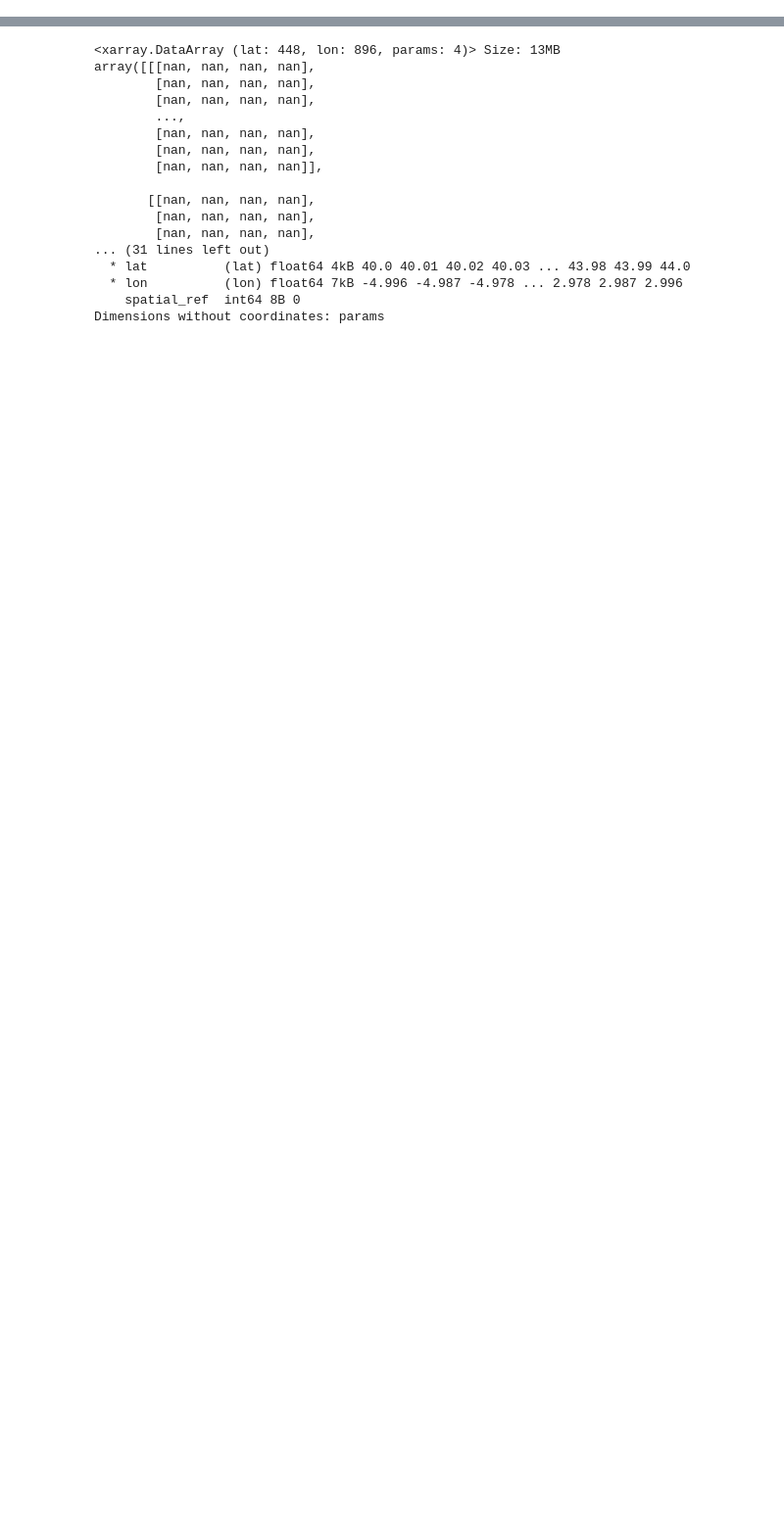
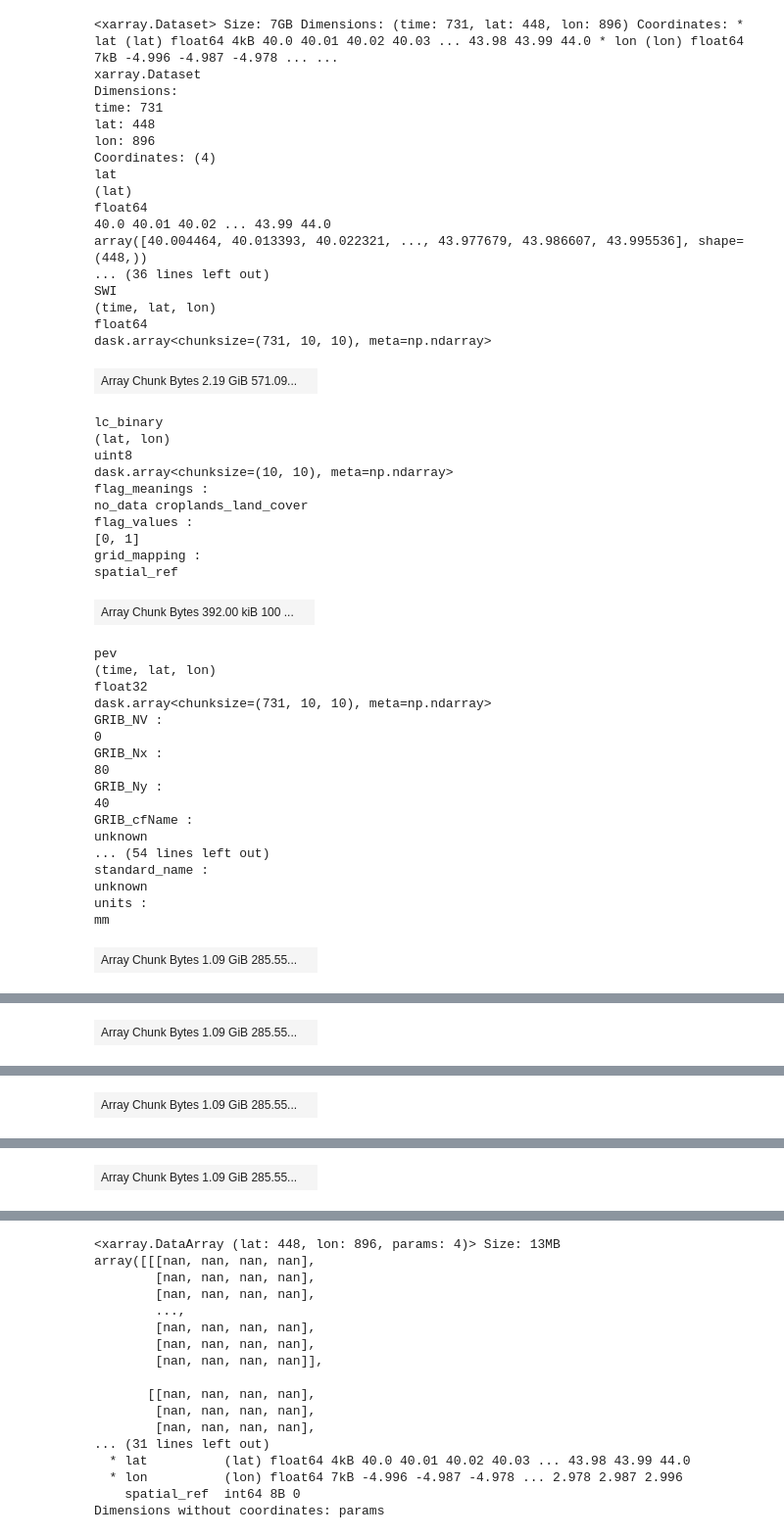
Before and after one commit to Irrigation-EU/irrigation-processor, a Jupyter notebook: notebooks/codes/calibration_final-2years.ipynb, the cells around one changed output, grey strips where cells are left out. Shown at 98% size. Cells and saved outputs as stored; diff of their text form; code cells hidden in the pictures; blank space fills up the shorter version.

```diff
--- a/notebooks/codes/calibration_final-2years.ipynb
+++ b/notebooks/codes/calibration_final-2years.ipynb
@@ -201,0 +208,50 @@ def calib_wrapper(sm_ts, p_obs_ts, et_ts, NN):
+# %%
+ds
+# %% [output]
+<xarray.Dataset> Size: 7GB Dimensions: (time: 731, lat: 448, lon: 896) Coordinates: * lat (lat) float64 4kB 40.0 40.01 40.02 40.03 ... 43.98 43.99 44.0 * lon (lon) float64 7kB -4.996 -4.987 -4.978 ... ...
+xarray.Dataset
+Dimensions:
+time: 731
+lat: 448
+lon: 896
+Coordinates: (4)
+lat
+(lat)
+float64
+40.0 40.01 40.02 ... 43.99 44.0
+array([40.004464, 40.013393, 40.022321, ..., 43.977679, 43.986607, 43.995536], shape=(448,))
+... (36 lines left out)
+SWI
+(time, lat, lon)
+float64
+dask.array<chunksize=(731, 10, 10), meta=np.ndarray>
+| Array Chunk Bytes 2.19 GiB 571.09... |  |
+lc_binary
+(lat, lon)
+uint8
+dask.array<chunksize=(10, 10), meta=np.ndarray>
+flag_meanings :
+no_data croplands_land_cover
+flag_values :
+[0, 1]
+grid_mapping :
+spatial_ref
+| Array Chunk Bytes 392.00 kiB 100 ... |  |
+pev
+(time, lat, lon)
+float32
+dask.array<chunksize=(731, 10, 10), meta=np.ndarray>
+GRIB_NV :
+0
+GRIB_Nx :
+80
+GRIB_Ny :
+40
+GRIB_cfName :
+unknown
+... (54 lines left out)
+standard_name :
+unknown
+units :
+mm
+| Array Chunk Bytes 1.09 GiB 285.55... |  |
@@ -201,0 +275 @@ def calib_wrapper(sm_ts, p_obs_ts, et_ts, NN):
+| Array Chunk Bytes 1.09 GiB 285.55... |  |
@@ -201,0 +293 @@ def calib_wrapper(sm_ts, p_obs_ts, et_ts, NN):
+| Array Chunk Bytes 1.09 GiB 285.55... |  |
@@ -201,0 +311 @@ def calib_wrapper(sm_ts, p_obs_ts, et_ts, NN):
+| Array Chunk Bytes 1.09 GiB 285.55... |  |
```
Also changed, not shown: parts of 21 cells of this notebook, 4 other files.
